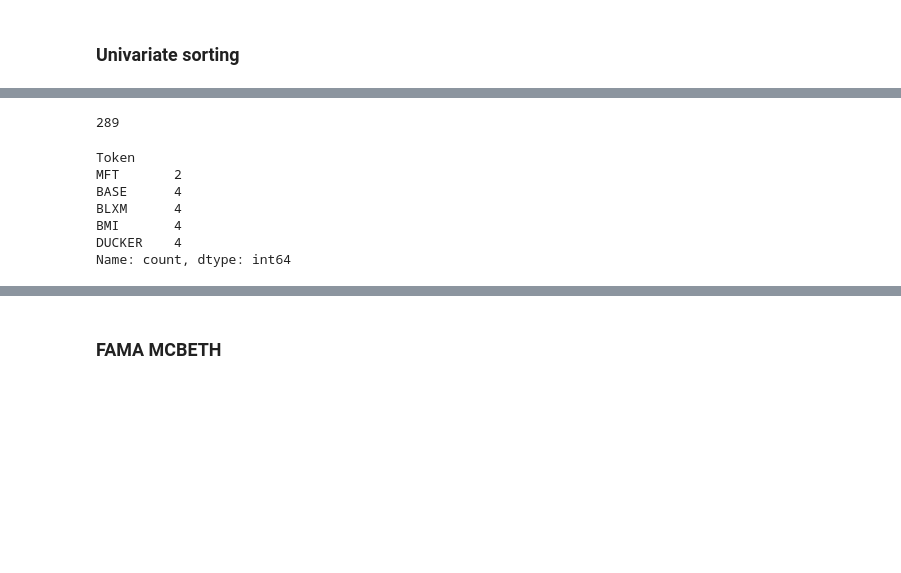
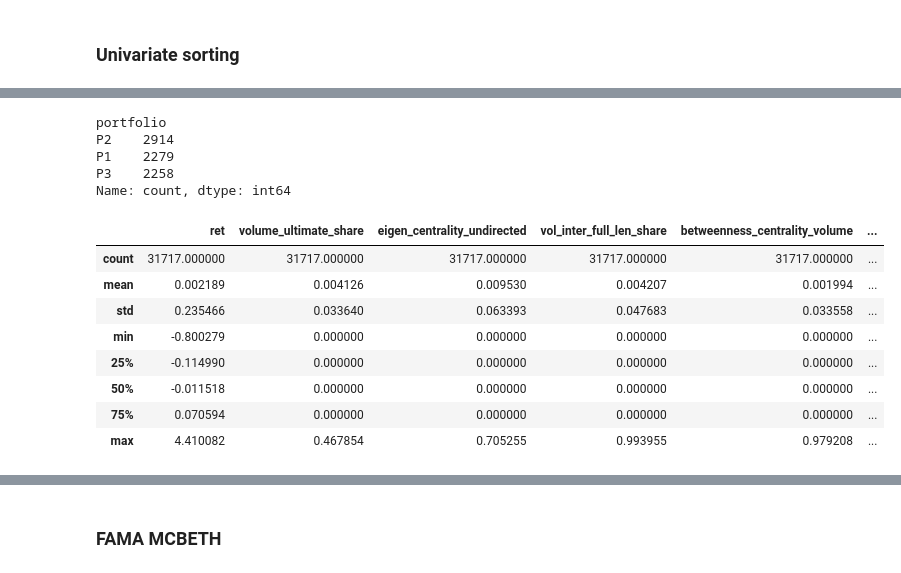
Before and after one commit to xujiahuayz/defi-econ, a Jupyter notebook: playground/assetpricing_sort_portfolios.ipynb, the cells around one changed output, grey strips where cells are left out. Drawn from its saved outputs; the diff is of its cells as text; code cells hidden in the pictures; blank space fills up the shorter version.

```diff
--- a/playground/assetpricing_sort_portfolios.ipynb
+++ b/playground/assetpricing_sort_portfolios.ipynb
@@ -86,16 +146,24 @@ volume_ultimate_share
+# %%
+df_panel.portfolio.value_counts()
+# %% [output]
+portfolio
+P2    2914
+P1    2279
+P3    2258
+Name: count, dtype: int64
 # %%
-test = clean_weekly_panel(reg_panel, 'volume_ultimate_share', is_stablecoin = 0, is_boom = -1)
-print(test.Token.nunique())
-test.Token.value_counts(ascending=True).head(5)
+test = clean_weekly_panel(reg_panel, is_stablecoin = 0, is_boom = -1)
+test.describe()
 # %% [output]
-289
-Token
-MFT       2
-BASE      4
-BLXM      4
-BMI       4
-DUCKER    4
-Name: count, dtype: int64
+|  | ret | volume_ultimate_share | eigen_centrality_undirected | vol_inter_full_len_share | betweenness_centrality_volume | ... |
+| count | 31717.000000 | 31717.000000 | 31717.000000 | 31717.000000 | 31717.000000 | ... |
+| mean | 0.002189 | 0.004126 | 0.009530 | 0.004207 | 0.001994 | ... |
+| std | 0.235466 | 0.033640 | 0.063393 | 0.047683 | 0.033558 | ... |
+| min | -0.800279 | 0.000000 | 0.000000 | 0.000000 | 0.000000 | ... |
+| 25% | -0.114990 | 0.000000 | 0.000000 | 0.000000 | 0.000000 | ... |
+| 50% | -0.011518 | 0.000000 | 0.000000 | 0.000000 | 0.000000 | ... |
+| 75% | 0.070594 | 0.000000 | 0.000000 | 0.000000 | 0.000000 | ... |
+| max | 4.410082 | 0.467854 | 0.705255 | 0.993955 | 0.979208 | ... |
 # %%
 df_panel.groupby('portfolio')['mcap'].median()
 # %% [output]
```
Also changed, not shown: parts of 12 cells of this notebook, 34 other files.
